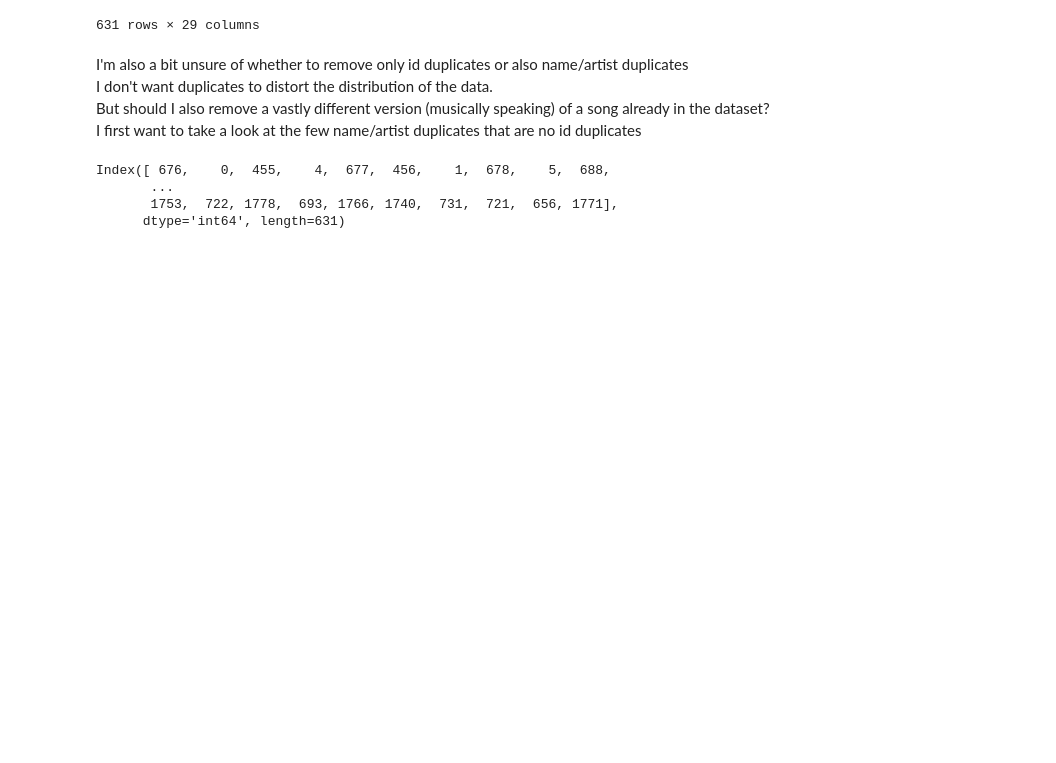
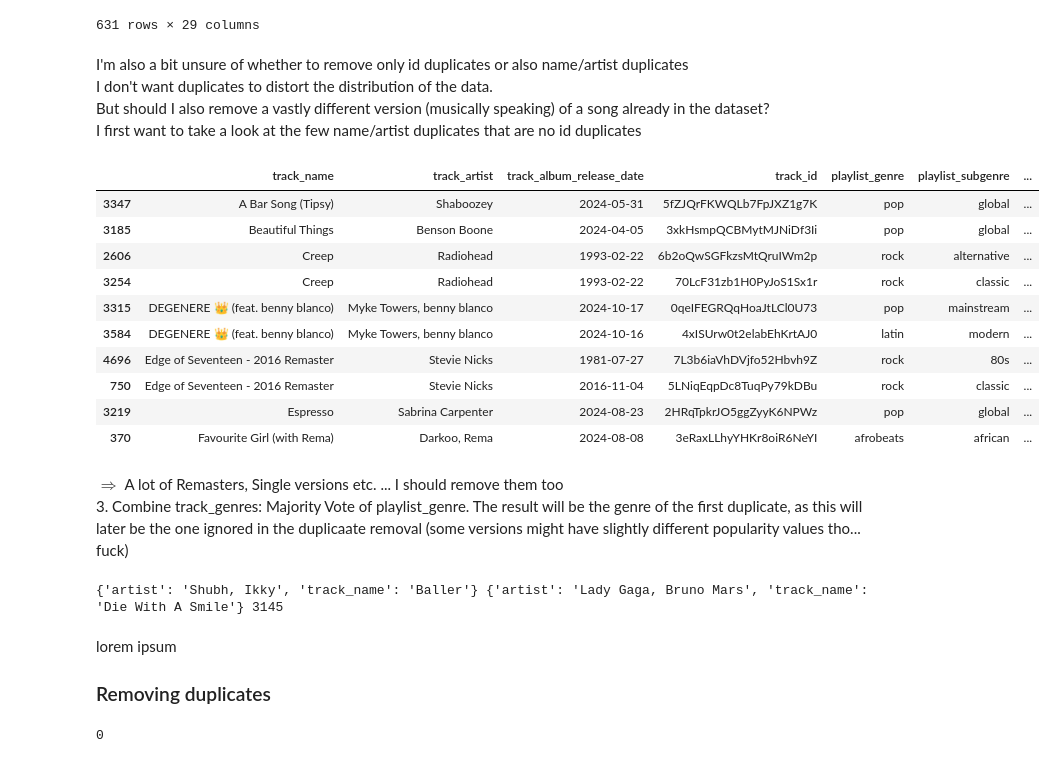
Before and after one commit to Fabian5150/dataViz, a Jupyter notebook: python/notebooks/diary3.ipynb, the cells around one changed output. Drawn from its saved outputs; the diff is of its cells as text; code cells hidden in the pictures; blank space fills up the shorter version.

Commit message:
remove duplicates

```diff
--- a/python/notebooks/diary3.ipynb
+++ b/python/notebooks/diary3.ipynb
@@ -192,12 +193,57 @@ I don't want duplicates to distort the distribution of the data.\
 But should I also remove a vastly different version (musically speaking) of a song already in the dataset?\
 I first want to take a look at the few name/artist duplicates that are no id duplicates
 # %%
-idDupes = songs.duplicated(subset=['track_id'], keep=False)
-nameDupes = songs.duplicated(subset=['track_name', 'track_artist'], keep=False)
-
-print(songs.index[idDupes])
+pureNameDupes = songs.index[nameDupes].difference(songs.index[idDupes])
+display(
+    songs.loc[pureNameDupes, ['track_name', 'track_artist', 'track_album_release_date', 'track_id', "playlist_genre", "playlist_subgenre", "track_popularity"]].sort_values(by='track_name')[:10]
+)
 # %% [output]
-Index([ 676,    0,  455,    4,  677,  456,    1,  678,    5,  688,
-       ...
-       1753,  722, 1778,  693, 1766, 1740,  731,  721,  656, 1771],
-      dtype='int64', length=631)
+|  | track_name | track_artist | track_album_release_date | track_id | playlist_genre | playlist_subgenre | ... |
+| 3347 | A Bar Song (Tipsy) | Shaboozey | 2024-05-31 | 5fZJQrFKWQLb7FpJXZ1g7K | pop | global | ... |
+| 3185 | Beautiful Things | Benson Boone | 2024-04-05 | 3xkHsmpQCBMytMJNiDf3Ii | pop | global | ... |
+| 2606 | Creep | Radiohead | 1993-02-22 | 6b2oQwSGFkzsMtQruIWm2p | rock | alternative | ... |
+| 3254 | Creep | Radiohead | 1993-02-22 | 70LcF31zb1H0PyJoS1Sx1r | rock | classic | ... |
+| 3315 | DEGENERE 👑 (feat. benny blanco) | Myke Towers, benny blanco | 2024-10-17 | 0qeIFEGRQqHoaJtLCl0U73 | pop | mainstream | ... |
+| 3584 | DEGENERE 👑 (feat. benny blanco) | Myke Towers, benny blanco | 2024-10-16 | 4xISUrw0t2elabEhKrtAJ0 | latin | modern | ... |
+| 4696 | Edge of Seventeen - 2016 Remaster | Stevie Nicks | 1981-07-27 | 7L3b6iaVhDVjfo52Hbvh9Z | rock | 80s | ... |
+| 750 | Edge of Seventeen - 2016 Remaster | Stevie Nicks | 2016-11-04 | 5LNiqEqpDc8TuqPy79kDBu | rock | classic | ... |
+| 3219 | Espresso | Sabrina Carpenter | 2024-08-23 | 2HRqTpkrJO5ggZyyK6NPWz | pop | global | ... |
+| 370 | Favourite Girl (with Rema) | Darkoo, Rema | 2024-08-08 | 3eRaxLLhyYHKr8oiR6NeYI | afrobeats | african | ... |
+# %% [markdown]
+$\Rightarrow$ A lot of Remasters, Single versions etc. ... I should remove them too\
+3. Combine track_genres:
+Majority Vote of playlist_genre. The result will be the genre of the first duplicate, as this will later be the one ignored in the duplicaate removal
+(some versions might have slightly different popularity values tho... fuck)
+# %%
+songs['track_genre'] = songs['playlist_genre']
+
+dupes = songs.loc[nameDupes].sort_values(by='track_name')
+
+genres = [songs.loc[0, 'playlist_genre']]
+popularities = [songs.loc[0, 'playlist_genre']]
+current = {
+    'artist': songs.loc[0, 'track_artist'],
+    'track_name': songs.loc[0, 'track_name'],
+}
+
+for i in songs.index:
+    thisSong = {
+        'artist': songs.loc[i, 'track_artist'],
+        'track_name': songs.loc[i, 'track_name'],
+    }
+
+    print(current, thisSong, i)
+
+    if (i > 0): break
+
+# let's do this later... we have other things to do
+# %% [output]
+{'artist': 'Shubh, Ikky', 'track_name': 'Baller'} {'artist': 'Lady Gaga, Bruno Mars', 'track_name': 'Die With A Smile'} 3145
+# %% [markdown]
+lorem ipsum
+### Removing duplicates
+# %%
+songs = songs.drop_duplicates(subset=['track_name', 'track_artist'], keep='first')
+print( songs.duplicated(subset=['track_name', 'track_artist'], keep=False)[lambda x : x].sum() ) # Check if removal was successful
+# %% [output]
+0
```
Also changed, not shown: parts of 3 cells of this notebook.
